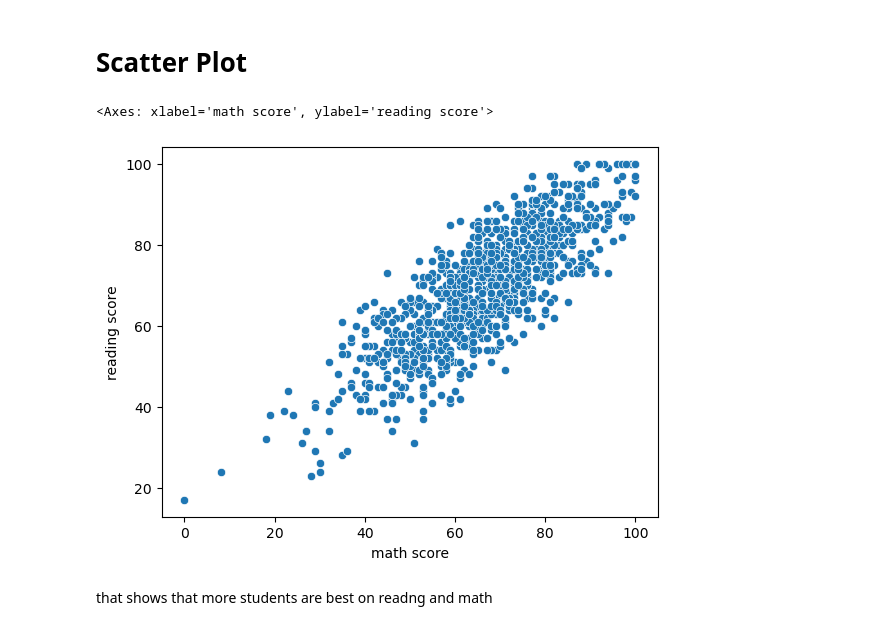
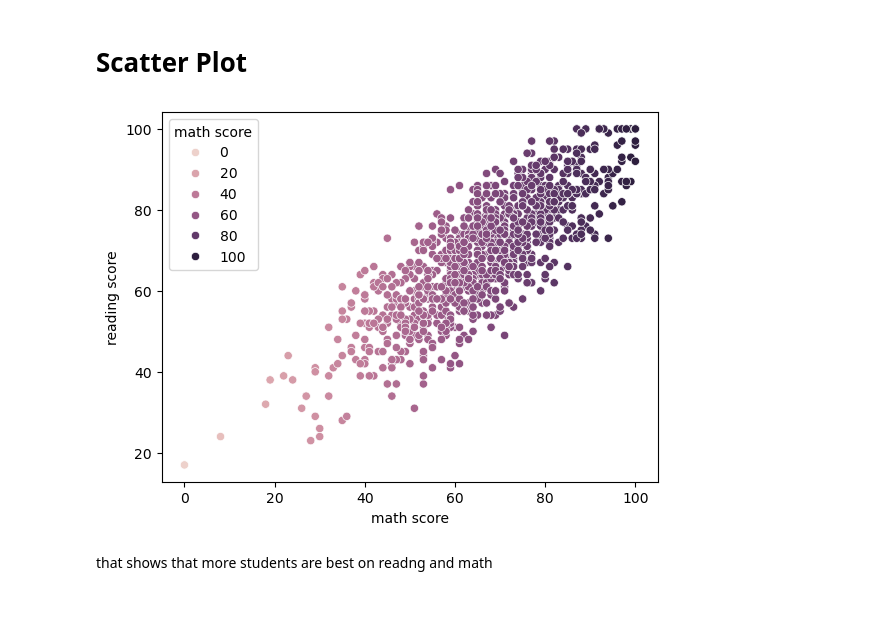
Before and after one commit to sandeshbhatta495/AI, a Jupyter notebook: student performance project/students_performance .ipynb, the cells around one changed output. Cells and saved outputs as stored; diff of their text form; code cells hidden in the pictures.

```diff
--- a/student performance project/students_performance .ipynb
+++ b/student performance project/students_performance .ipynb
@@ -253,10 +265,10 @@ group E has more math intellligence than other group
 # %% [markdown]
 # Scatter Plot
 # %%
-sns.scatterplot(x='math score', y='reading score', data=df)
+sns.scatterplot(x='math score', y='reading score', hue='math score', data=df)
+plt.show()
 # %% [output]
-<Axes: xlabel='math score', ylabel='reading score'>
-[figure, old version]
+[figure, new version]
 # %% [markdown]
 that shows that more students are best on readng and math
 # %%
```
Also changed, not shown: parts of 4 cells of this notebook, 11 other files.
